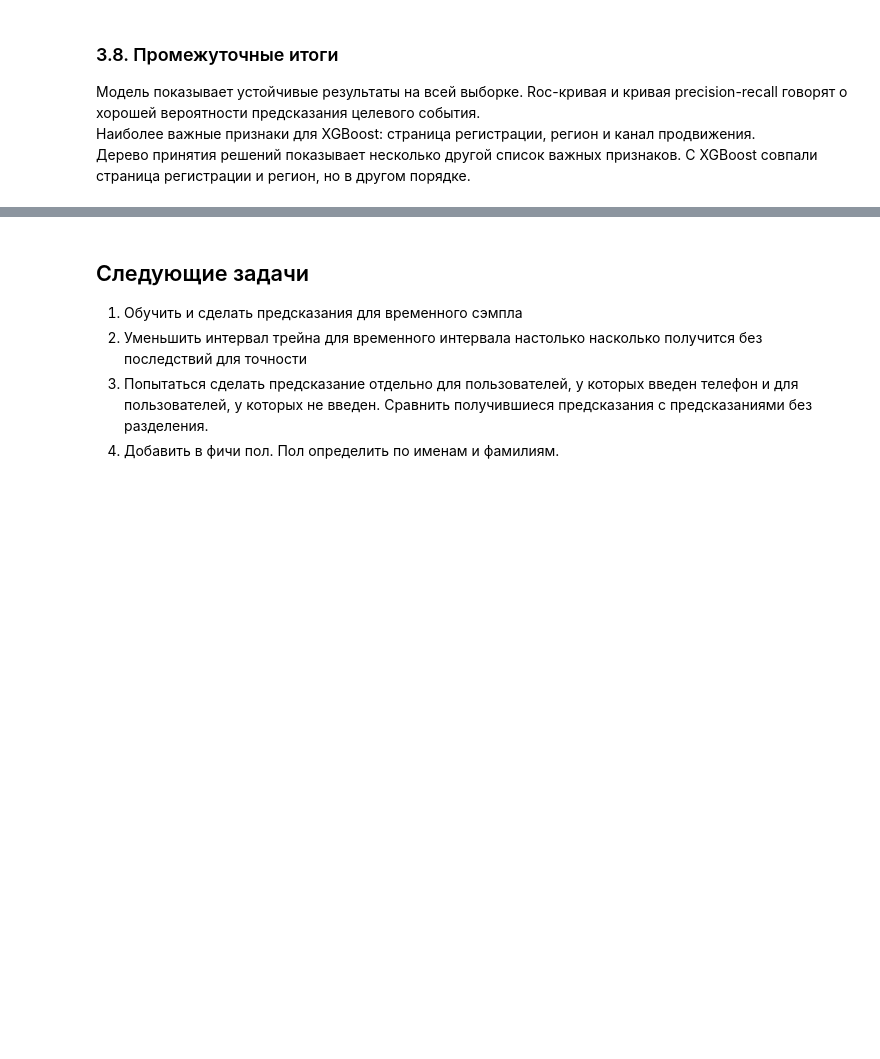
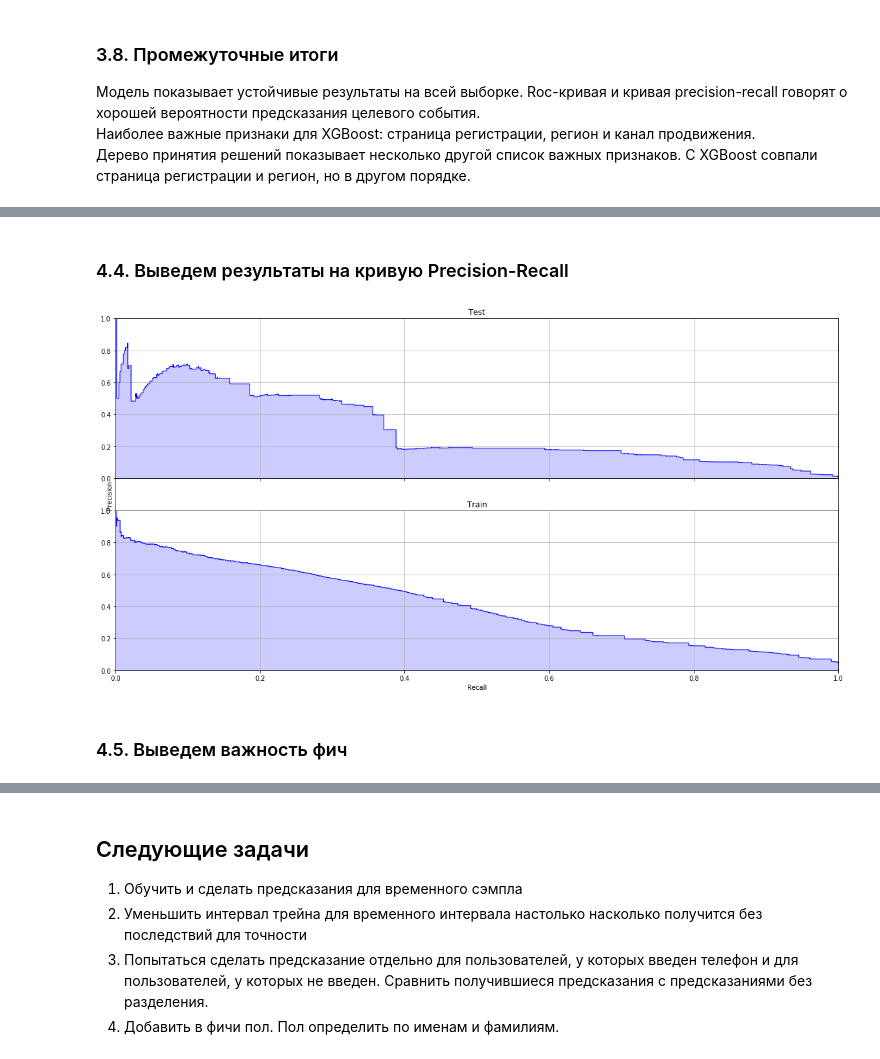
Before and after one commit to pastushenkoy/DataScientist, a Jupyter notebook: dip/model_new.ipynb, the cells around one changed output, grey strips where cells are left out. Cells and saved outputs as stored; diff of their text form; code cells hidden in the pictures; blank space fills up the shorter version.

```diff
--- a/dip/model_new.ipynb
+++ b/dip/model_new.ipynb
@@ -369,0 +446,15 @@ node [shape=box, style="filled", color="black"] ;
+# %% [markdown]
+### 4.4. Выведем результаты на кривую Precision-Recall
+# %%
+fig = plt.figure(figsize=[20, 10])
+ax = plt.axes()
+ax.set_yticks([])
+ax.set_ylabel('Precision')
+ax.set_xlabel('Recall')
+
+plot_precision_recall(fig, y_test, y_test_pred, 'Test', 1, 2)
+plot_precision_recall(fig, y_train, y_train_pred, 'Train', 2, 2)
+# %% [output]
+[figure, added]
+# %% [markdown]
+### 4.5. Выведем важность фич
```
Also changed, not shown: parts of 39 cells of this notebook.
